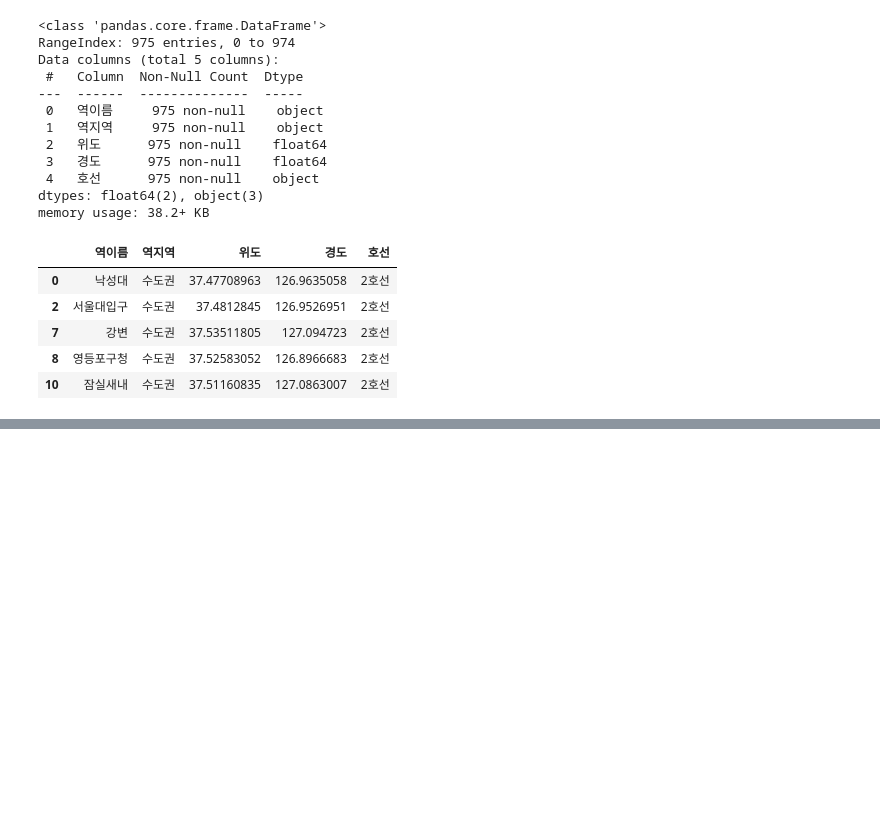
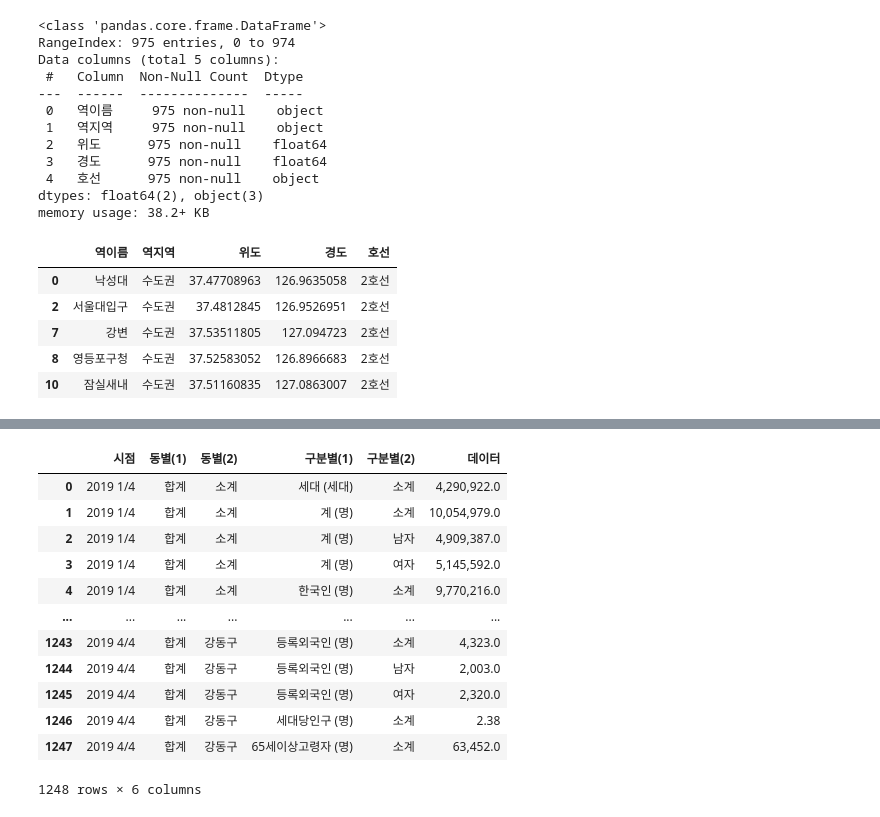
Before and after one commit to smu-202115064/Training-project-for-AI-X-Pioneers-Basic, a Jupyter notebook: 실습/김동주 - 지하철 이용승객 분석.ipynb, the cells around one changed output, grey strips where cells are left out. Drawn from its saved outputs; the diff is of its cells as text; code cells hidden in the pictures; blank space fills up the shorter version.

```diff
--- a/실습/김동주 - 지하철 이용승객 분석.ipynb
+++ b/실습/김동주 - 지하철 이용승객 분석.ipynb
@@ -49,9 +50,9 @@ DAY_OF_WEEK = ['월', '화', '수', '목', '금', '토', '일']
 # %%
 # 2. 현재 사용가능한 데이터 확인
 
-DIRNAME = 'rawfiles'
+BASE_DIR = pathlib.Path('../').resolve()
 
-os.listdir(DIRNAME)
+os.listdir(BASE_DIR / '실습' / 'rawfiles')
 # %% [output]
 ['CARD_SUBWAY_MONTH_201903.csv',
  'CARD_SUBWAY_MONTH_201902.csv',
@@ -562,3 +563,6 @@ folium.Marker([latitudes, longtitudes], popup=target_station).add_to(folium_map)
 folium_map  # prints the map
 # %% [output]
 [interactive output not drawn]
+# %%
+df_population_raw = pd.read_csv(str(BASE_DIR / 'data' / '등록인구_2019.csv'))
+df_population_raw.info()
@@ -564,0 +583,16 @@ folium_map  # prints the map
+# %%
+df_population_raw
+# %% [output]
+|  | 시점 | 동별(1) | 동별(2) | 구분별(1) | 구분별(2) | 데이터 |
+| 0 | 2019 1/4 | 합계 | 소계 | 세대 (세대) | 소계 | 4,290,922.0 |
+| 1 | 2019 1/4 | 합계 | 소계 | 계 (명) | 소계 | 10,054,979.0 |
+| 2 | 2019 1/4 | 합계 | 소계 | 계 (명) | 남자 | 4,909,387.0 |
+| 3 | 2019 1/4 | 합계 | 소계 | 계 (명) | 여자 | 5,145,592.0 |
+| 4 | 2019 1/4 | 합계 | 소계 | 한국인 (명) | 소계 | 9,770,216.0 |
+| ... | ... | ... | ... | ... | ... | ... |
+| 1243 | 2019 4/4 | 합계 | 강동구 | 등록외국인 (명) | 소계 | 4,323.0 |
+| 1244 | 2019 4/4 | 합계 | 강동구 | 등록외국인 (명) | 남자 | 2,003.0 |
+| 1245 | 2019 4/4 | 합계 | 강동구 | 등록외국인 (명) | 여자 | 2,320.0 |
+| 1246 | 2019 4/4 | 합계 | 강동구 | 세대당인구 (명) | 소계 | 2.38 |
+| 1247 | 2019 4/4 | 합계 | 강동구 | 65세이상고령자 (명) | 소계 | 63,452.0 |
+1248 rows × 6 columns
```
Also changed, not shown: parts of 5 cells of this notebook, 3 other files.
